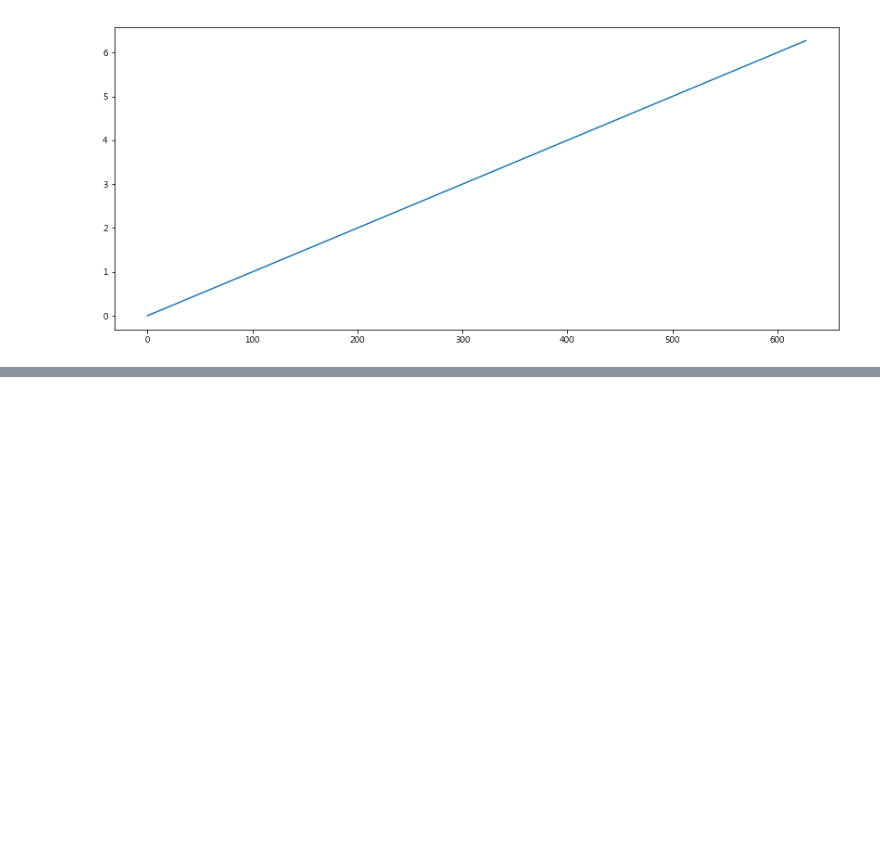
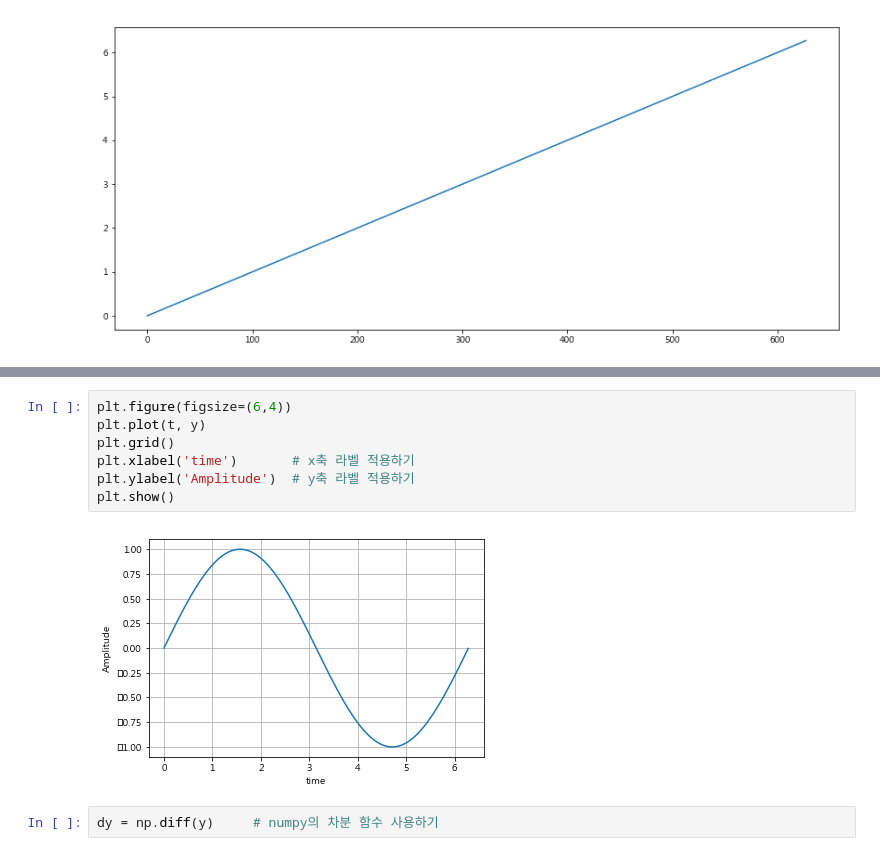
Before and after one commit to ganada2/python_hana, a Jupyter notebook: matpolib.ipynb, the cells around one changed output, grey strips where cells are left out. Cells and saved outputs as stored; diff of their text form; blank space fills up the shorter version.

```diff
--- a/matpolib.ipynb
+++ b/matpolib.ipynb
@@ -107,0 +127,11 @@ plt.show()
+# %%
+plt.figure(figsize=(6,4))
+plt.plot(t, y)
+plt.grid()
+plt.xlabel('time')       # x축 라벨 적용하기
+plt.ylabel('Amplitude')  # y축 라벨 적용하기
+plt.show()
+# %% [output]
+[figure, added]
+# %%
+dy = np.diff(y)     # numpy의 차분 함수 사용하기
```
Also changed, not shown: parts of 7 cells of this notebook.
